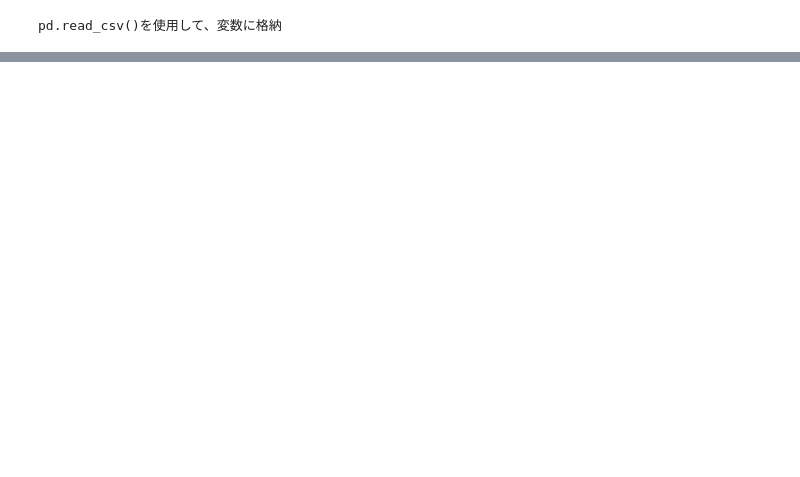
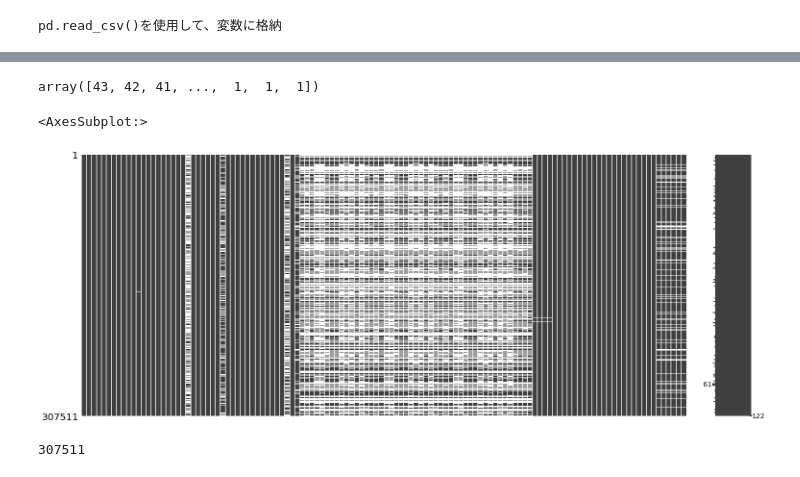
Before and after one commit to shun1829/diveintocode-ml, a Jupyter notebook: 信用情報の学習.ipynb, the cells around one changed output, grey strips where cells are left out. Drawn from its saved outputs; the diff is of its cells as text; code cells hidden in the pictures; blank space fills up the shorter version.

```diff
--- a/信用情報の学習.ipynb
+++ b/信用情報の学習.ipynb
@@ -96,0 +128,16 @@ y_train
+# %%
+application_train['DAYS_BIRTH'].value_counts().values
+# %% [output]
+array([43, 42, 41, ...,  1,  1,  1])
+# %%
+import missingno as msno
+# 全体像を見る
+msno.matrix(application_train)
+# %% [output]
+<AxesSubplot:>
+[figure, added]
+# %%
+n_samples = len(application_train)# サンプル数を求める
+n_samples
+# %% [output]
+307511
```
Also changed, not shown: parts of 54 cells of this notebook, 36 other files.
